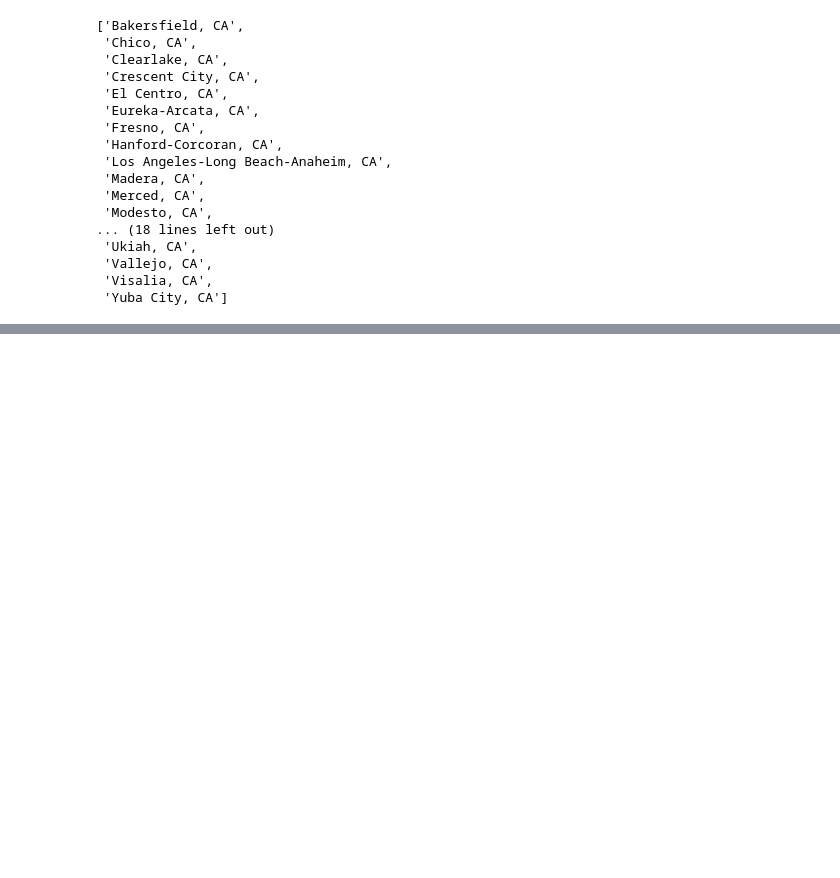
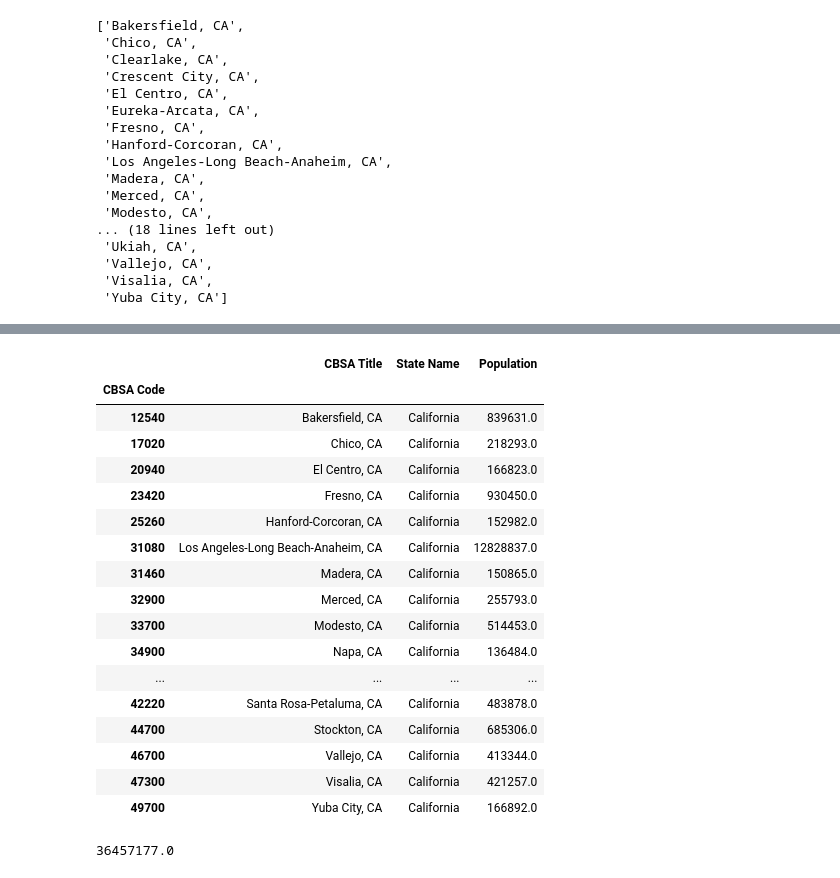
Before and after one commit to Tubbz-alt/building-permits-survey, a Jupyter notebook: metro area charts.ipynb, the cells around one changed output, grey strips where cells are left out. Saved outputs shown, nothing was run; the diff lists cells and outputs as text; code cells hidden in the pictures; blank space fills up the shorter version.

```diff
--- a/metro area charts.ipynb
+++ b/metro area charts.ipynb
@@ -179,0 +239,28 @@ for code in ca_sub:
+# %%
+pop_ca = ca_codes.copy()
+pop_ca['Population'] = pop
+pop_ca = pop_ca[pop_ca['Population'].notnull()]
+pop_ca
+# %% [output]
+|  | CBSA Title | State Name | Population |
+| CBSA Code |  |  |  |
+| 12540 | Bakersfield, CA | California | 839631.0 |
+| 17020 | Chico, CA | California | 218293.0 |
+| 20940 | El Centro, CA | California | 166823.0 |
+| 23420 | Fresno, CA | California | 930450.0 |
+| 25260 | Hanford-Corcoran, CA | California | 152982.0 |
+| 31080 | Los Angeles-Long Beach-Anaheim, CA | California | 12828837.0 |
+| 31460 | Madera, CA | California | 150865.0 |
+| 32900 | Merced, CA | California | 255793.0 |
+| 33700 | Modesto, CA | California | 514453.0 |
+| 34900 | Napa, CA | California | 136484.0 |
+| ... | ... | ... | ... |
+| 42220 | Santa Rosa-Petaluma, CA | California | 483878.0 |
+| 44700 | Stockton, CA | California | 685306.0 |
+| 46700 | Vallejo, CA | California | 413344.0 |
+| 47300 | Visalia, CA | California | 421257.0 |
+| 49700 | Yuba City, CA | California | 166892.0 |
+# %%
+pop_ca['Population'].sum()
+# %% [output]
+36457177.0
```
Also changed, not shown: parts of 10 cells of this notebook, 1 other file.
